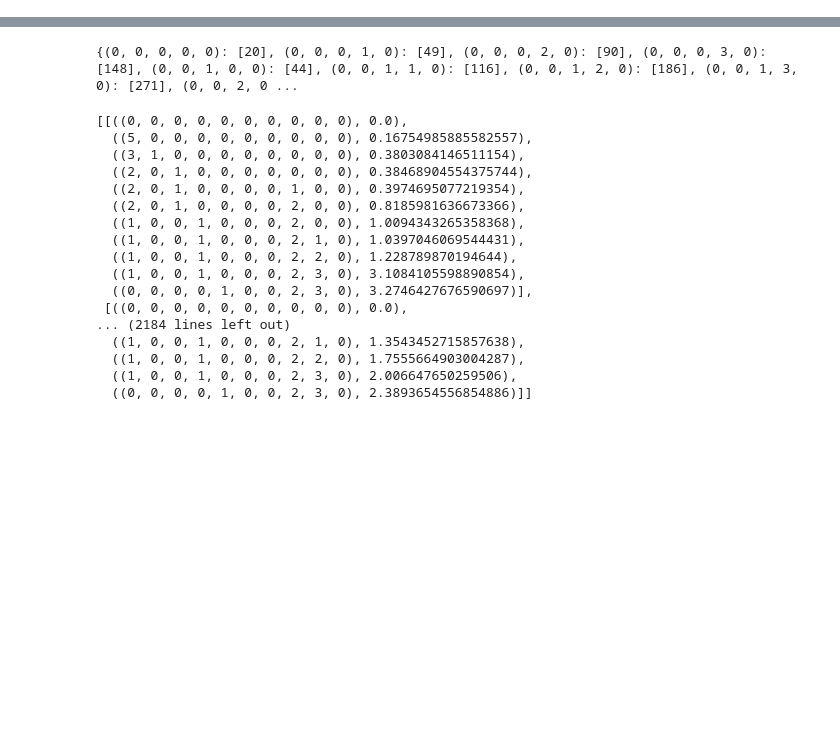
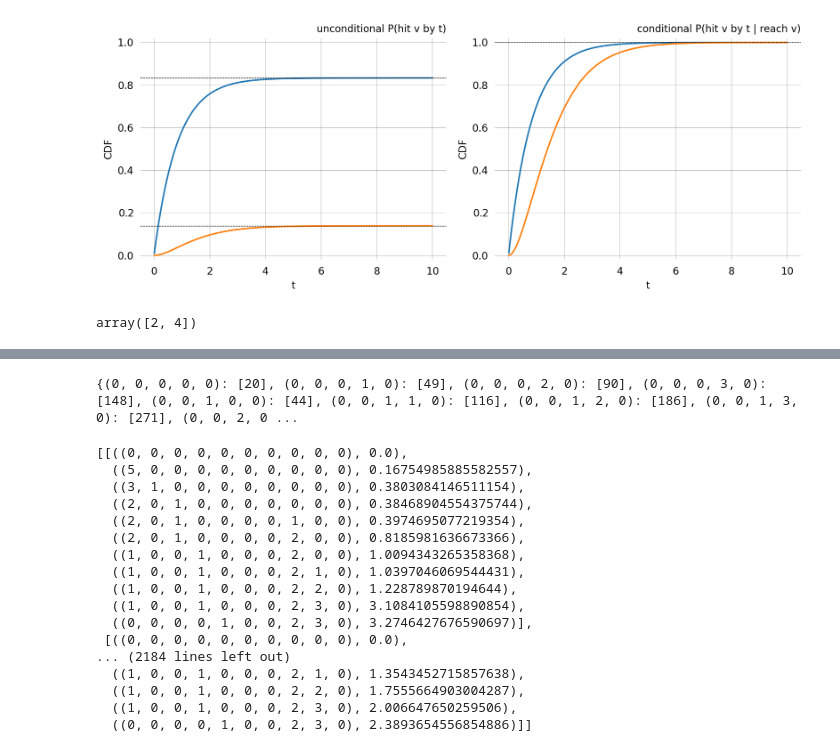
Before and after one commit to munch-group/phasic, a Jupyter notebook: applications/popgen/cond_sampling_with_time.ipynb, the cells around one changed output, grey strips where cells are left out. Drawn from its saved outputs; the diff is of its cells as text; code cells hidden in the pictures; blank space fills up the shorter version.

Commit message:
Added notebook with work on time-inhomogeneous full likelihood

```diff
--- a/applications/popgen/cond_sampling_with_time.ipynb
+++ b/applications/popgen/cond_sampling_with_time.ipynb
@@ -0,0 +252,3 @@
+# %%
+jg_one = clone_only_absorbing(cont_joint_graph, [t_vertex_indices[0]], t_vertex_indices, trash_index=5)
+jg_one.plot()
@@ -0,0 +381,13 @@
+# %%
+import numpy as np
+
+# --- 1. Compute the unconditional CDFs ---------------------------------------
+ts = np.linspace(0.01, EPOCH_BOUNDARY, 200)
+cdf = hit_time_cdfs(
+    cont_joint_graph,
+    t_vertex_indices,
+    5, # FIXME: hardcoded trash index
+    ts,
+    theta=[TRUE_THETA1, 1],
+    granularity=100,         # bump if the asymptote check is loose
+)
@@ -0,0 +422,39 @@
+# %%
+
+# Heuristic pass/fail
+if abs_err.max() > 1e-3:
+    print("WARNING: asymptote does not match. Try larger ts[-1] or granularity.")
+
+# --- 3. Conditional hit-time CDF: P(hit by t | reach v) -----------------------
+# Each column is divided by its own asymptote, so each column ends at 1.0.
+# Guard against divide-by-zero for unreachable t-vertices (asymptote == 0).
+denom = np.where(asymptote > 0, asymptote, 1.0)
+cdf_cond = cdf / denom[None, :]
+cdf_cond[:, asymptote <= 0] = np.nan       # mark unreachable targets explicitly
+
+#You can quick-plot to eyeball the shapes:
+
+import matplotlib.pyplot as plt
+
+fig, (ax1, ax2) = plt.subplots(1, 2, figsize=(10, 4), sharex=True)
+for j, v in enumerate(t_vertex_indices):
+    ax1.plot(ts, cdf[:, j],      label=f"v={v}")
+    [ax1.axhline(a, color='k', lw=0.5, ls='--') for a in asymptote]
+    ax2.plot(ts, cdf_cond[:, j], label=f"v={v}")
+ax1.set_title("unconditional P(hit v by t)")
+ax2.set_title("conditional P(hit v by t | reach v)")
+for ax in (ax1, ax2):
+    ax.set_xlabel("t"); ax.set_ylabel("CDF"); ax.set_ylim(-0.02, 1.02)
+ax2.axhline(1.0, color='k', lw=0.5, ls='--')
+plt.tight_layout(); plt.show()
+
+# What "good" looks like:
+# - Each cdf[:, j] is monotone non-decreasing, asymptotes to expected[j].
+# - cdf.sum(axis=1) should approach 1 as ts[-1] → ∞ (total mass conservation across t-vertices,
+# modulo any "trash" leak).
+# - Each cdf_cond[:, j] is monotone non-decreasing and asymptotes to 1.
+
+# If a column is flat at zero, that target is unreachable under your theta (its expected[j] == 0);
+# the np.where guard handles it without raising.
+# %% [output]
+[figure, added]
@@ -0,0 +465,11 @@
+# %%
+t_vertex_indices = []
+for vertex in cont_joint_graph.vertices():
+    for edge in vertex.edges():
+        if len(edge.to().edges()) == 0:
+            t_vertex_indices.append(vertex.index())
+            break
+t_vertex_indices = np.unique(t_vertex_indices)
+t_vertex_indices
+# %% [output]
+array([2, 4])
```
Also changed, not shown: parts of 29 cells of this notebook.
